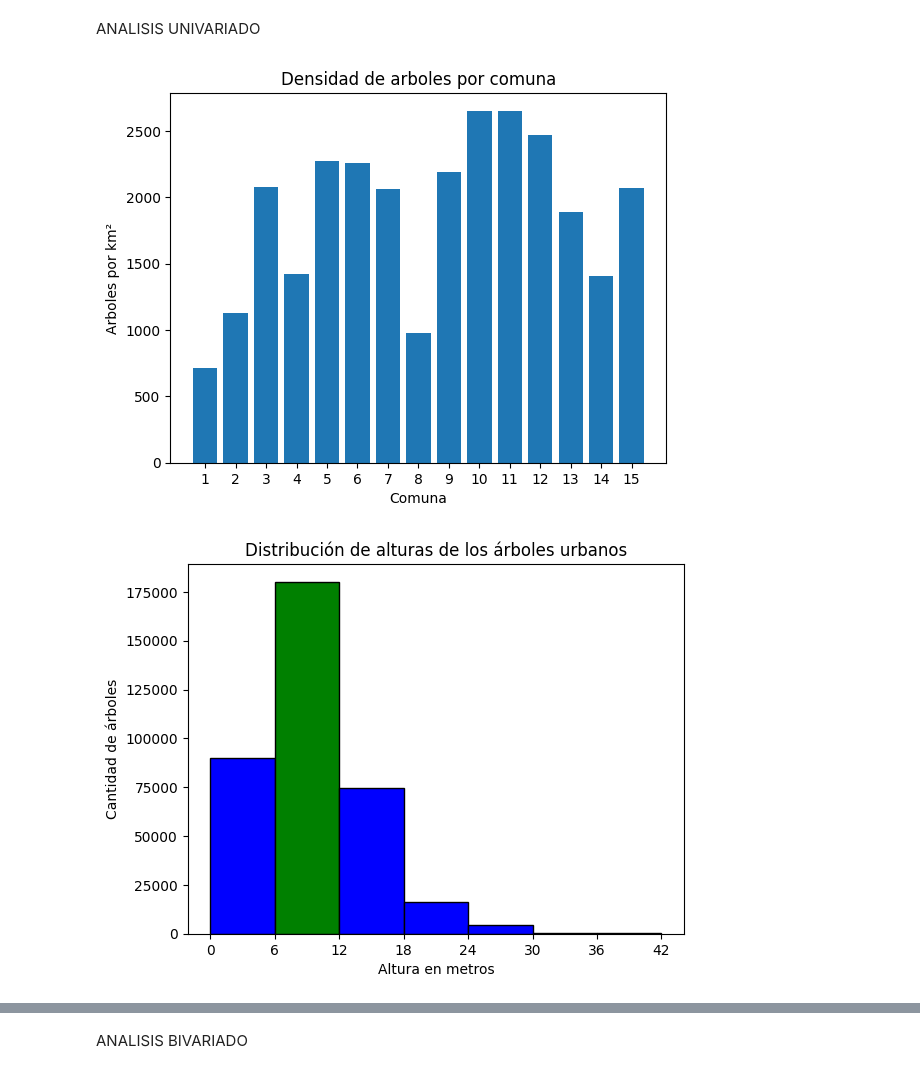
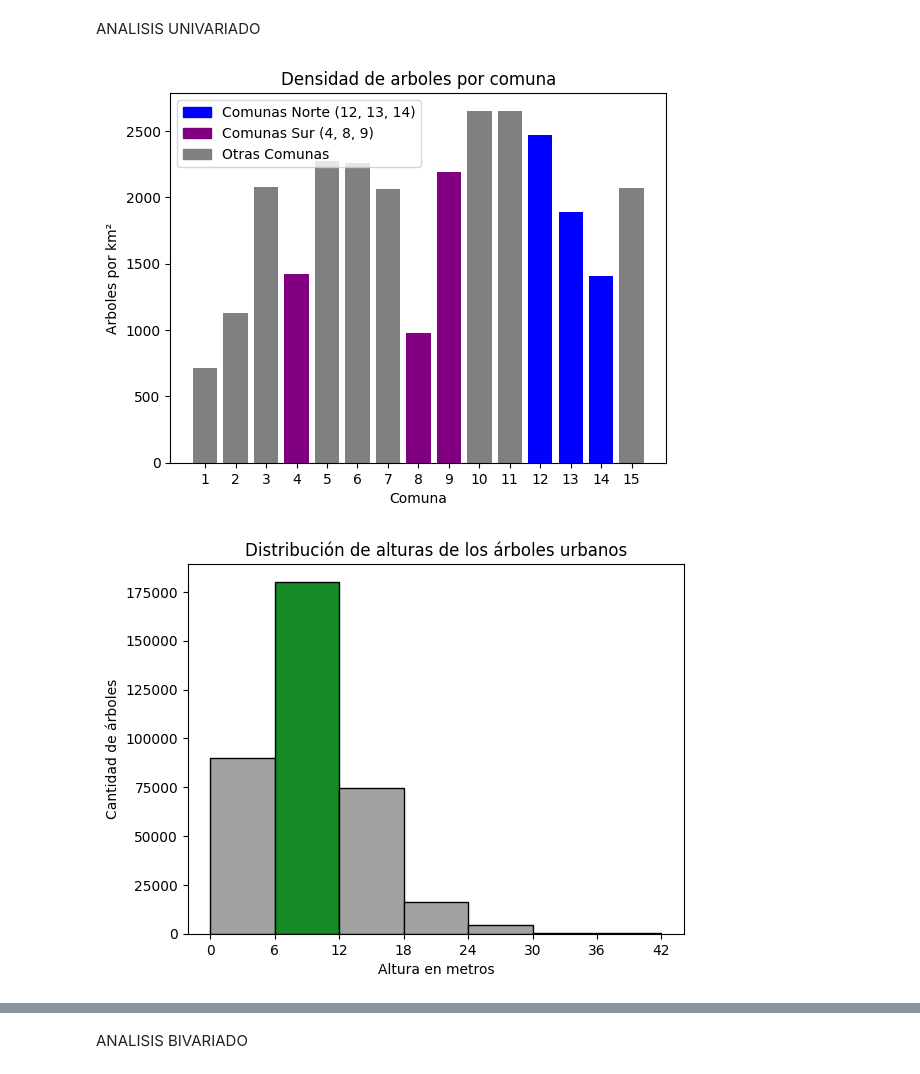
Before and after one commit to valentinabulat/TPFundamentos, a Jupyter notebook: Grupo10-TpeFundamentos.ipynb, the cells around one changed output, grey strips where cells are left out. Cells and saved outputs as stored; diff of their text form; code cells hidden in the pictures.

```diff
--- a/Grupo10-TpeFundamentos.ipynb
+++ b/Grupo10-TpeFundamentos.ipynb
@@ -170,35 +200,63 @@ no_enteros = copiaDataset.loc[copiaDataset["diametro_altura_pecho"] % 1 != 0, "d
 # %% [markdown]
 ANALISIS UNIVARIADO
 # %%
-#Las comunas del norte de la Ciudad de Buenos Aires (como la 12, 13 y 14)
+#Las comunas del norte de la Ciudad de Buenos Aires (12, 13 y 14)
 # presentan mayor densidad de árboles por superficie urbana que las comunas del sur (4, 8 y 9).
 
 superficies = { #en km²
     1: 17.9,  2: 6.3,  3: 6.4,  4: 22.7,  5: 6.7,
     6: 6.9,  7: 12.4, 8: 22.5, 9: 16.6, 10: 12.6,
     11: 14.1, 12: 15.7, 13: 15.0, 14: 15.9, 15: 14.3
 }
 
 datasetH1 = copiaDataset[["comuna"]].copy()
 
 # 1️⃣ Contar cantidad de árboles por comuna
 arboles_por_comuna = datasetH1.groupby("comuna").size().reset_index(name="cantidad_arboles")
 
 # 2️⃣ Agregar la superficie de cada comuna
 arboles_por_comuna["superficie"] = arboles_por_comuna["comuna"].map(superficies)
 
 # 3️⃣ Calcular densidad de árboles por km²
 arboles_por_comuna["densidad_arboles"] = arboles_por_comuna["cantidad_arboles"] / arboles_por_comuna["superficie"]
 
 # graficamos el histograma
-plt.bar(arboles_por_comuna["comuna"], arboles_por_comuna["densidad_arboles"])
+grupo_norte = [12, 13, 14]
+grupo_sur = [4, 8, 9]
+
+color_norte = "blue"
+color_sur = "purple"
+color_default = "grey"
+
+norte_patch = mpatches.Patch(color=color_norte, label='Comunas Norte (12, 13, 14)')
+sur_patch = mpatches.Patch(color=color_sur, label='Comunas Sur (4, 8, 9)')
+resto_patch = mpatches.Patch(color=color_default, label='Otras Comunas')
+
+# Añade la leyenda al gráfico
+plt.legend(handles=[norte_patch, sur_patch, resto_patch])
+
+colores = []
+for comuna in arboles_por_comuna["comuna"]:
+    if comuna in grupo_norte:
+        colores.append(color_norte)
+    elif comuna in grupo_sur:
+        colores.append(color_sur)
+    else:
+        colores.append(color_default)
+
+
+plt.bar(
+    arboles_por_comuna["comuna"],
+    arboles_por_comuna["densidad_arboles"],
+    color=colores
+)
 plt.xticks(range(1,16))
 plt.xlabel("Comuna")
 plt.ylabel("Arboles por km²")
 plt.title("Densidad de arboles por comuna")
 plt.show()
 # %% [output]
-[figure, old version]
+[figure, new version]
 # %%
 #La mayoría de los árboles tienen una altura media entre 6 y 12 metros,
 # correspondiente a especies medianas.
@@ -208,9 +266,9 @@ n, bins, barras = plt.hist(copiaDataset["altura_arbol"], bins=[0, 6, 12, 18, 24,
 # Cambiar el color de la barra correspondiente al intervalo 6–12
 for i in range(len(barras)):
     if bins[i] == 6:  # este es el inicio del intervalo 6–12
-        barras[i].set_facecolor("green")
+        barras[i].set_facecolor("#158A26")
     else:
-        barras[i].set_facecolor("blue")
+        barras[i].set_facecolor("#A1A3A1")
 
 # Etiquetas en el eje X
 plt.xticks([0, 6, 12, 18, 24, 30, 36, 42])
@@ -219,7 +277,7 @@ plt.ylabel("Cantidad de árboles")
 plt.title("Distribución de alturas de los árboles urbanos")
 plt.show()
 # %% [output]
-[figure, old version]
+[figure, new version]
 # %%
 #El ancho de acera (mediana) disponible para el arbolado urbano es inferior a 2.5 metros.
 
```
Also changed, not shown: parts of 6 cells of this notebook, 1 other file.
